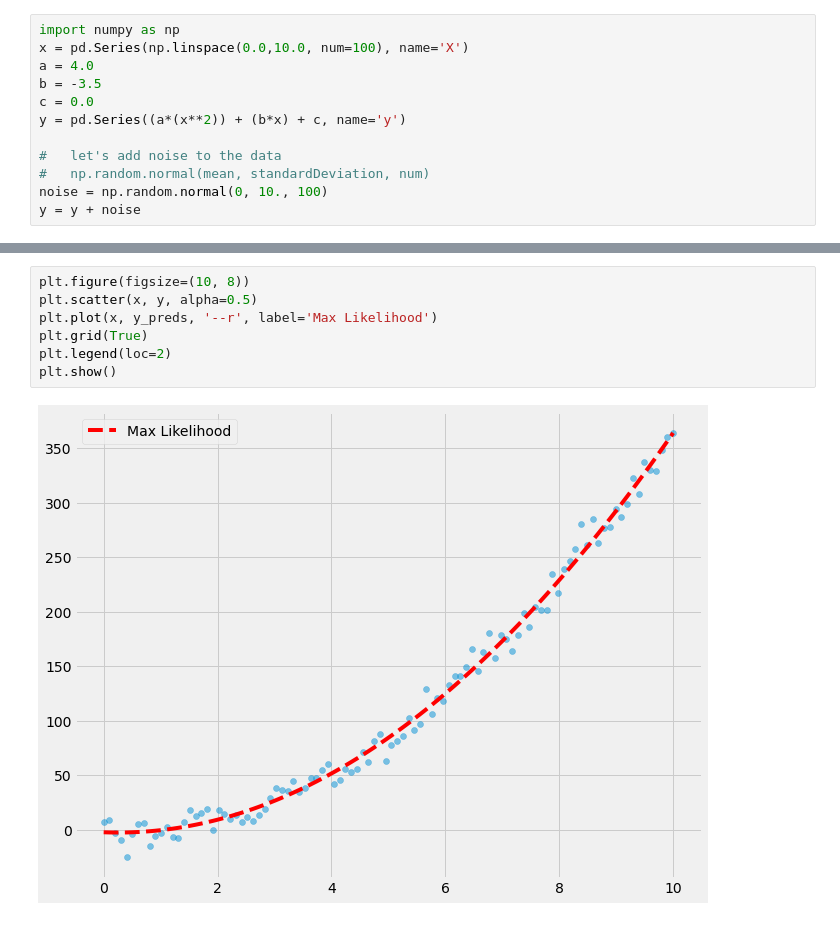
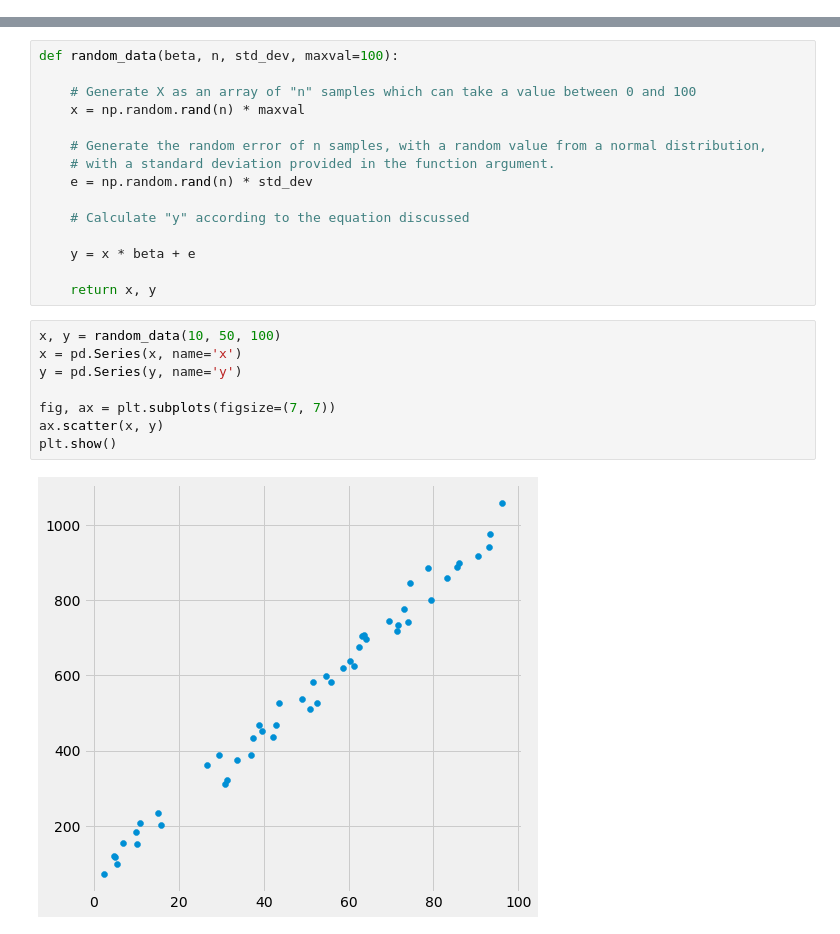
Before and after one commit to yeyosef/MAT555E-InClass, a Jupyter notebook: SLR_With_MLE.ipynb, the cells around one changed output, grey strips where cells are left out. Drawn from its saved outputs; the diff is of its cells as text.

```diff
--- a/SLR_With_MLE.ipynb
+++ b/SLR_With_MLE.ipynb
@@ -27,12 +9,0 @@ class visualization():
-# %%
-import numpy as np
-x = pd.Series(np.linspace(0.0,10.0, num=100), name='X')
-a = 4.0
-b = -3.5
-c = 0.0
-y = pd.Series((a*(x**2)) + (b*x) + c, name='y')
-
-#   let's add noise to the data
-#   np.random.normal(mean, standardDeviation, num)
-noise = np.random.normal(0, 10., 100)
-y = y + noise
@@ -79,9 +10,25 @@ Optimization terminated successfully.
-# %%
-plt.figure(figsize=(10, 8))
-plt.scatter(x, y, alpha=0.5)
-plt.plot(x, y_preds, '--r', label='Max Likelihood')
-plt.grid(True)
-plt.legend(loc=2)
-plt.show()
-# %% [output]
-[figure, removed]
+# %%
+def random_data(beta, n, std_dev, maxval=100):
+
+    # Generate X as an array of "n" samples which can take a value between 0 and 100
+    x = np.random.rand(n) * maxval
+
+    # Generate the random error of n samples, with a random value from a normal distribution,
+    # with a standard deviation provided in the function argument.
+    e = np.random.rand(n) * std_dev
+
+    # Calculate "y" according to the equation discussed
+
+    y = x * beta + e
+
+    return x, y
+# %%
+x, y = random_data(10, 50, 100)
+x = pd.Series(x, name='x')
+y = pd.Series(y, name='y')
+
+fig, ax = plt.subplots(figsize=(7, 7))
+ax.scatter(x, y)
+plt.show()
+# %% [output]
+[figure, added]
```
Also changed, not shown: parts of 9 cells of this notebook.
